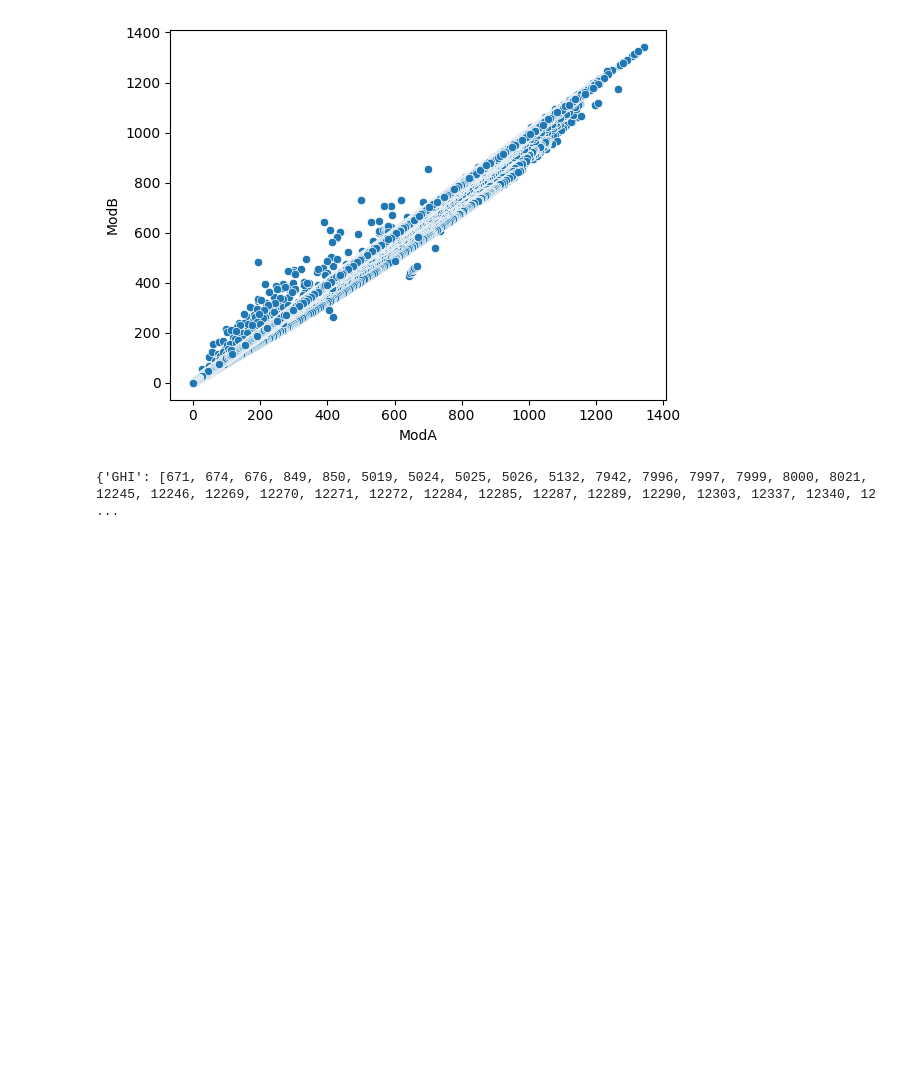
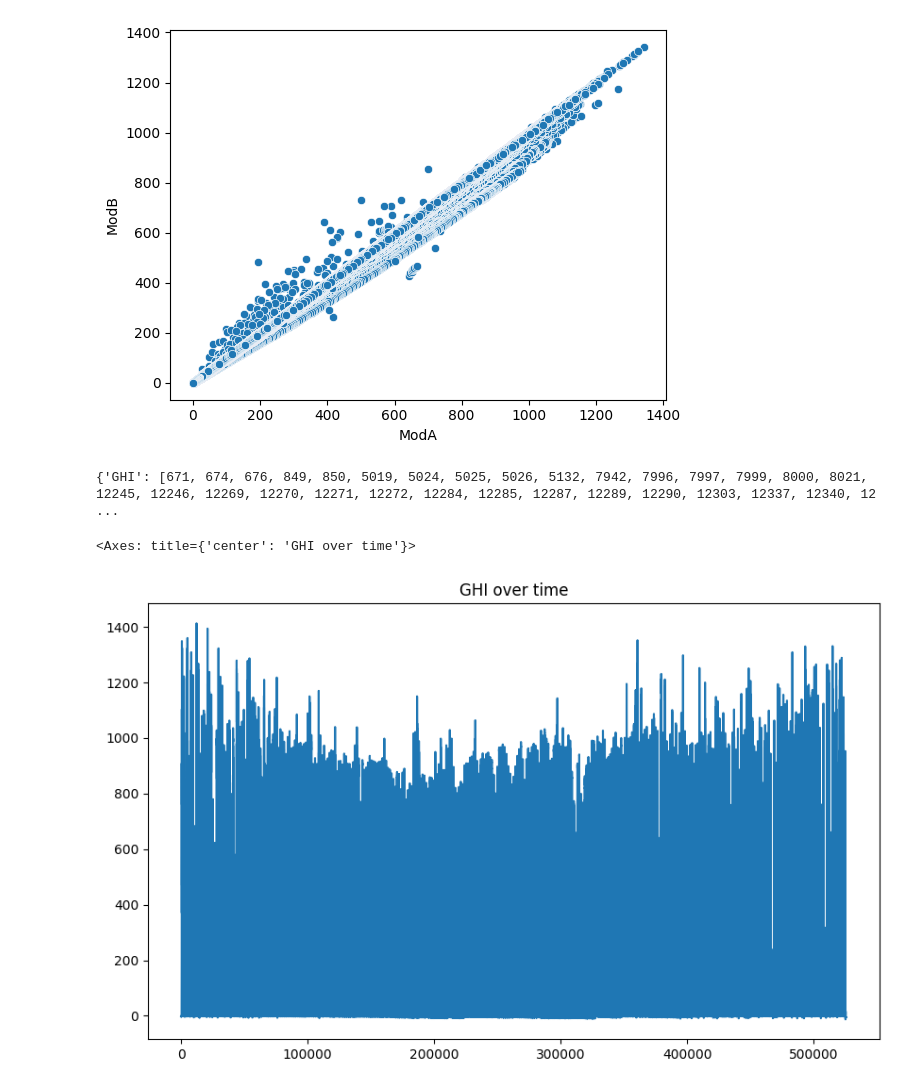
Before and after one commit to hermela-bekele/SolarRadiation, a Jupyter notebook: notebooks/EDA.ipynb, the cells around one changed output. Cells and saved outputs as stored; diff of their text form; code cells hidden in the pictures; blank space fills up the shorter version.

Commit message:
Data visualization

```diff
--- a/notebooks/EDA.ipynb
+++ b/notebooks/EDA.ipynb
@@ -121,3 +121,9 @@ outlier_indices = {column: data[outliers[column]].index.tolist() for column in z
 print(outlier_indices)
 # %% [output]
 {'GHI': [671, 674, 676, 849, 850, 5019, 5024, 5025, 5026, 5132, 7942, 7996, 7997, 7999, 8000, 8021, 12245, 12246, 12269, 12270, 12271, 12272, 12284, 12285, 12287, 12289, 12290, 12303, 12337, 12340, 12 ...
+# %%
+# visualizing trends over time
+data['GHI'].plot(figsize=(10, 6), title = 'GHI over time')
+# %% [output]
+<Axes: title={'center': 'GHI over time'}>
+[figure, added]
```
Also changed, not shown: parts of 4 cells of this notebook.
